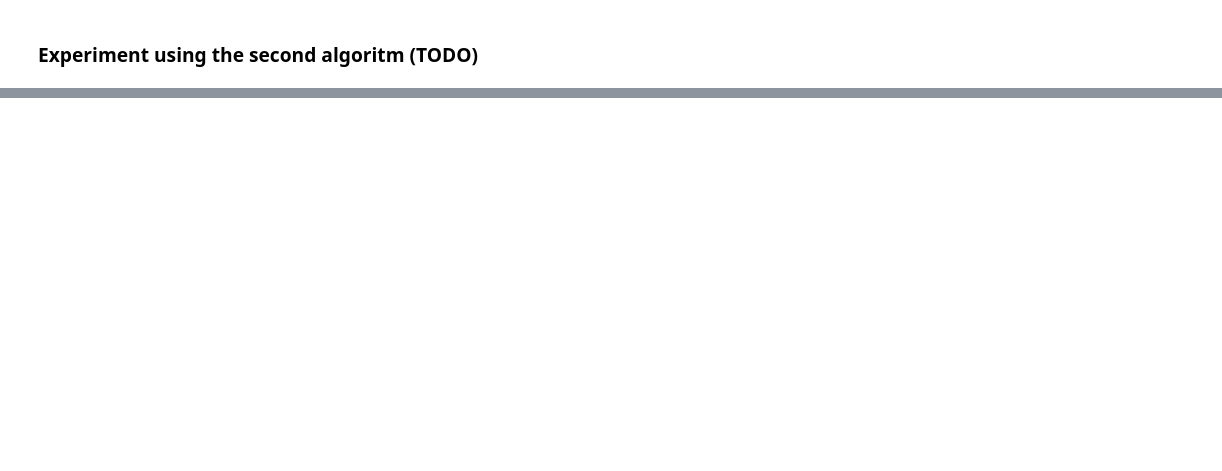
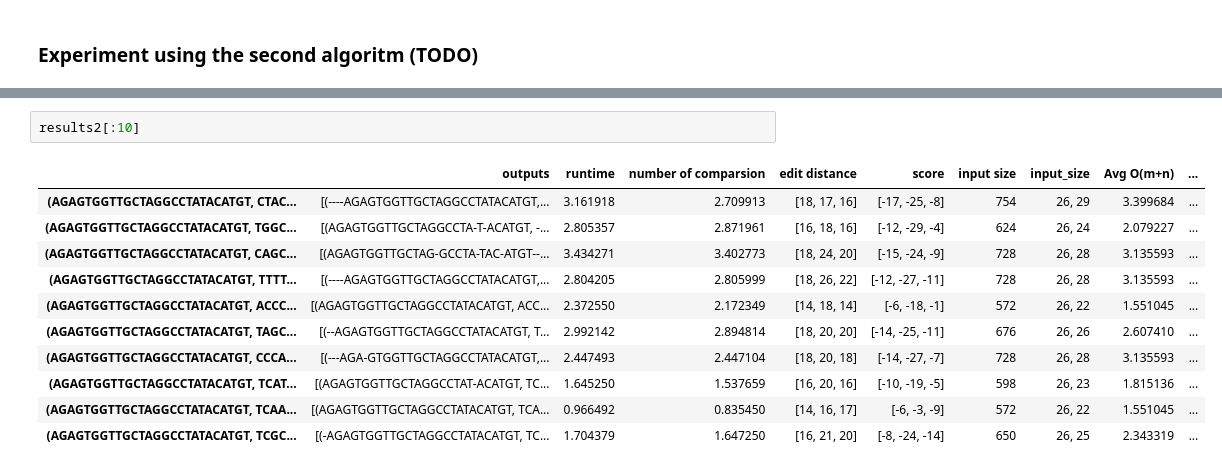
Before and after one commit to MohammedAljahdali/GlobalSequenceAlignment, a Jupyter notebook: sequence.ipynb, the cells around one changed output, grey strips where cells are left out. Drawn from its saved outputs; the diff is of its cells as text; blank space fills up the shorter version.

```diff
--- a/sequence.ipynb
+++ b/sequence.ipynb
@@ -359,0 +356,14 @@ results = analysis(
+# %%
+results2[:10]
+# %% [output]
+|  | outputs | runtime | number of comparsion | edit distance | score | input size | input_size | Avg O(m+n) | ... |
+| (AGAGTGGTTGCTAGGCCTATACATGT, CTAC... | [(----AGAGTGGTTGCTAGGCCTATACATGT,... | 3.161918 | 2.709913 | [18, 17, 16] | [-17, -25, -8] | 754 | 26, 29 | 3.399684 | ... |
+| (AGAGTGGTTGCTAGGCCTATACATGT, TGGC... | [(AGAGTGGTTGCTAGGCCTA-T-ACATGT, -... | 2.805357 | 2.871961 | [16, 18, 16] | [-12, -29, -4] | 624 | 26, 24 | 2.079227 | ... |
+| (AGAGTGGTTGCTAGGCCTATACATGT, CAGC... | [(AGAGTGGTTGCTAG-GCCTA-TAC-ATGT--... | 3.434271 | 3.402773 | [18, 24, 20] | [-15, -24, -9] | 728 | 26, 28 | 3.135593 | ... |
+| (AGAGTGGTTGCTAGGCCTATACATGT, TTTT... | [(----AGAGTGGTTGCTAGGCCTATACATGT,... | 2.804205 | 2.805999 | [18, 26, 22] | [-12, -27, -11] | 728 | 26, 28 | 3.135593 | ... |
+| (AGAGTGGTTGCTAGGCCTATACATGT, ACCC... | [(AGAGTGGTTGCTAGGCCTATACATGT, ACC... | 2.372550 | 2.172349 | [14, 18, 14] | [-6, -18, -1] | 572 | 26, 22 | 1.551045 | ... |
+| (AGAGTGGTTGCTAGGCCTATACATGT, TAGC... | [(--AGAGTGGTTGCTAGGCCTATACATGT, T... | 2.992142 | 2.894814 | [18, 20, 20] | [-14, -25, -11] | 676 | 26, 26 | 2.607410 | ... |
+| (AGAGTGGTTGCTAGGCCTATACATGT, CCCA... | [(---AGA-GTGGTTGCTAGGCCTATACATGT,... | 2.447493 | 2.447104 | [18, 20, 18] | [-14, -27, -7] | 728 | 26, 28 | 3.135593 | ... |
+| (AGAGTGGTTGCTAGGCCTATACATGT, TCAT... | [(AGAGTGGTTGCTAGGCCTAT-ACATGT, TC... | 1.645250 | 1.537659 | [16, 20, 16] | [-10, -19, -5] | 598 | 26, 23 | 1.815136 | ... |
+| (AGAGTGGTTGCTAGGCCTATACATGT, TCAA... | [(AGAGTGGTTGCTAGGCCTATACATGT, TCA... | 0.966492 | 0.835450 | [14, 16, 17] | [-6, -3, -9] | 572 | 26, 22 | 1.551045 | ... |
+| (AGAGTGGTTGCTAGGCCTATACATGT, TCGC... | [(-AGAGTGGTTGCTAGGCCTATACATGT, TC... | 1.704379 | 1.647250 | [16, 21, 20] | [-8, -24, -14] | 650 | 26, 25 | 2.343319 | ... |
```
Also changed, not shown: parts of 9 cells of this notebook, 2 other files.
